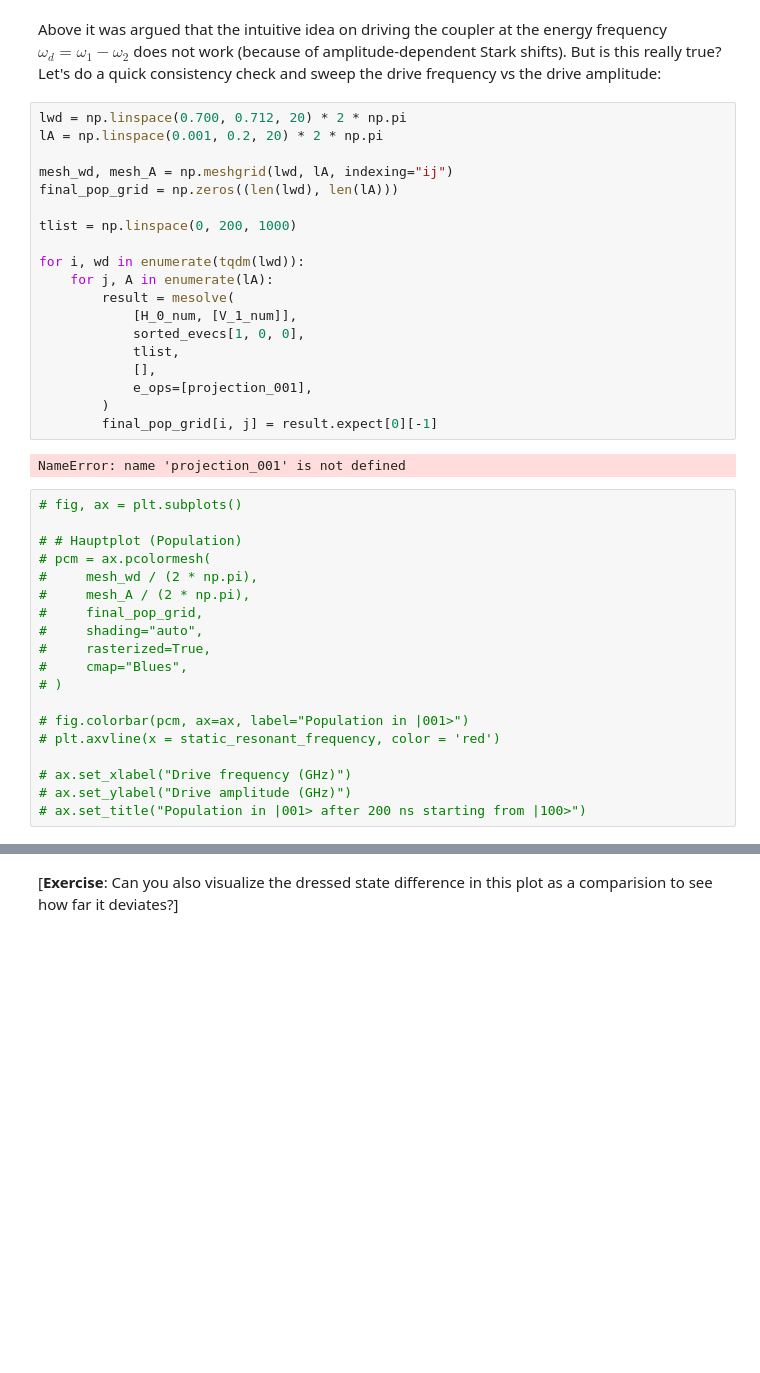
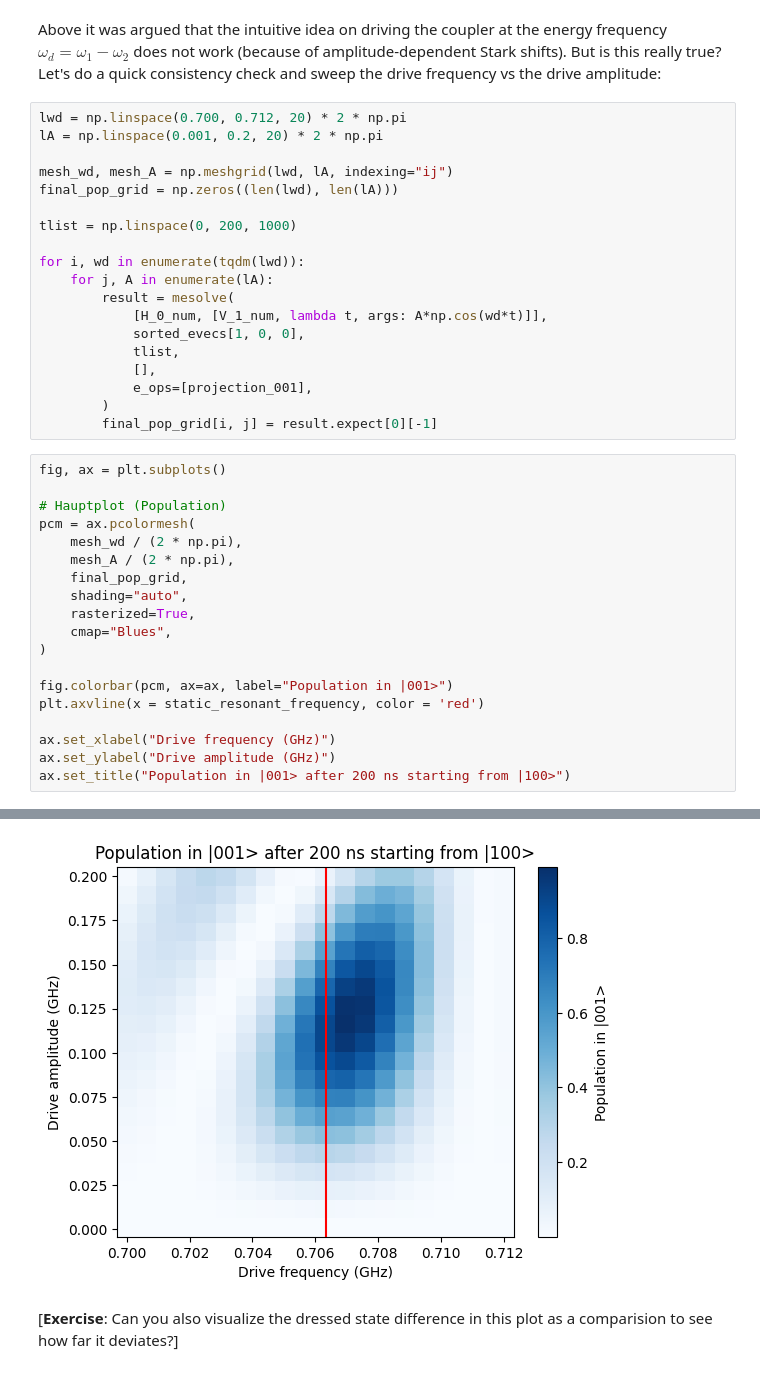
Before and after one commit to FlorianMaier04/TransmonCouplerSimulation, a Jupyter notebook: TransmonCoupler.ipynb, the cells around one changed output, grey strips where cells are left out. Drawn from its saved outputs; the diff is of its cells as text; blank space fills up the shorter version.

```diff
--- a/TransmonCoupler.ipynb
+++ b/TransmonCoupler.ipynb
@@ -616,31 +609,30 @@ tlist = np.linspace(0, 200, 1000)
 for i, wd in enumerate(tqdm(lwd)):
     for j, A in enumerate(lA):
         result = mesolve(
-            [H_0_num, [V_1_num]],
+            [H_0_num, [V_1_num, lambda t, args: A*np.cos(wd*t)]],
             sorted_evecs[1, 0, 0],
             tlist,
             [],
             e_ops=[projection_001],
         )
         final_pop_grid[i, j] = result.expect[0][-1]
-# %% [output]
-NameError: name 'projection_001' is not defined
 # %%
-# fig, ax = plt.subplots()
+fig, ax = plt.subplots()
 
-# # Hauptplot (Population)
-# pcm = ax.pcolormesh(
-#     mesh_wd / (2 * np.pi),
-#     mesh_A / (2 * np.pi),
-#     final_pop_grid,
-#     shading="auto",
-#     rasterized=True,
-#     cmap="Blues",
-# )
+# Hauptplot (Population)
+pcm = ax.pcolormesh(
+    mesh_wd / (2 * np.pi),
+    mesh_A / (2 * np.pi),
+    final_pop_grid,
+    shading="auto",
+    rasterized=True,
+    cmap="Blues",
+)
 
-# fig.colorbar(pcm, ax=ax, label="Population in |001>")
-# plt.axvline(x = static_resonant_frequency, color = 'red')
+fig.colorbar(pcm, ax=ax, label="Population in |001>")
+plt.axvline(x = static_resonant_frequency, color = 'red')
 
-# ax.set_xlabel("Drive frequency (GHz)")
-# ax.set_ylabel("Drive amplitude (GHz)")
-# ax.set_title("Population in |001> after 200 ns starting from |100>")
+ax.set_xlabel("Drive frequency (GHz)")
+ax.set_ylabel("Drive amplitude (GHz)")
+ax.set_title("Population in |001> after 200 ns starting from |100>")
+# %% [output]
@@ -647,3 +640,4 @@ NameError: name 'projection_001' is not defined
+[figure, added]
 # %% [markdown]
 [**Exercise**: Can you also visualize the dressed state difference in this plot as a comparision to see how far it deviates?]
 # %% [markdown]
```
Also changed, not shown: parts of 9 cells of this notebook, 4 other files.
